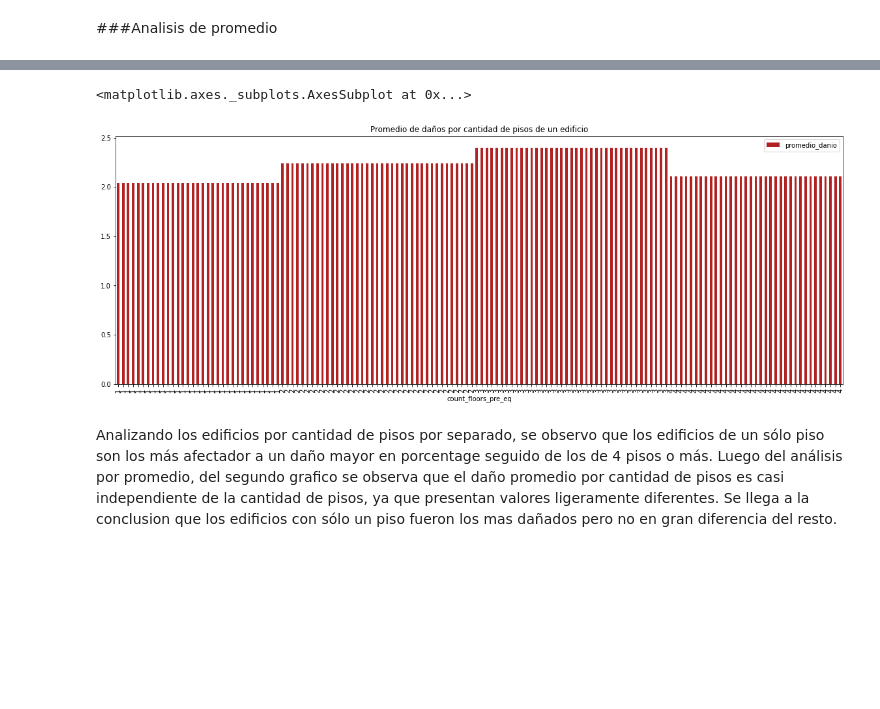
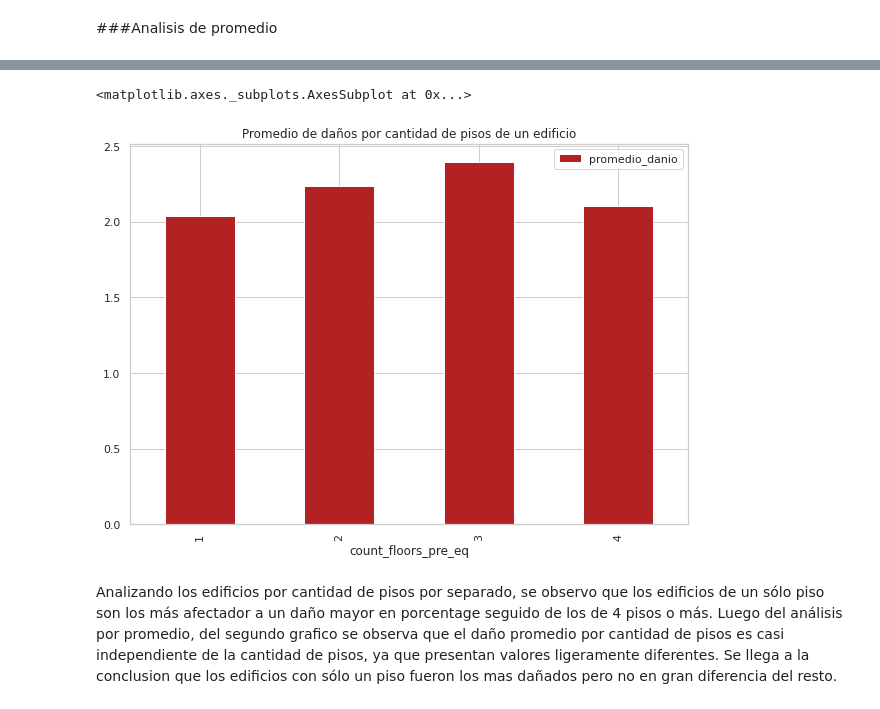
Before and after one commit to SBen-IV/TP-OrgaDeDatos, a Jupyter notebook: TP1/analisis_dimensiones_estructuras.ipynb, the cells around one changed output, grey strips where cells are left out. Drawn from its saved outputs; the diff is of its cells as text; code cells hidden in the pictures; blank space fills up the shorter version.

```diff
--- a/TP1/analisis_dimensiones_estructuras.ipynb
+++ b/TP1/analisis_dimensiones_estructuras.ipynb
@@ -33,6 +33,7 @@ import numpy as np
 import seaborn as sns
 import matplotlib.pyplot as plt
 %matplotlib inline
+sns.set(style="whitegrid")
 # %%
 id = '1xRTGPvaCuxk6DSGAQgU0tu9dXscvnIc3'
 downloaded = drive.CreateFile({'id': id})
@@ -235,8 +237,8 @@ array([<matplotlib.axes._subplots.AxesSubplot object at 0x...>],
 # %%
-pisosDF.loc[:,['promedio_danio']].plot(kind= 'bar', figsize= (20, 7), title= "Promedio de daños por cantidad de pisos de un edificio", color= 'firebrick')
+pisosDF.loc[:,['promedio_danio']].plot(kind= 'bar', figsize= (10, 7), title= "Promedio de daños por cantidad de pisos de un edificio", color= 'firebrick')
 # %% [output]
 <matplotlib.axes._subplots.AxesSubplot at 0x...>
-[figure, old version]
+[figure, new version]
 # %% [markdown]
 Analizando los edificios por cantidad de pisos por separado, se observo que los edificios de un sólo piso son los más afectador a un daño mayor en porcentage seguido de los de 4 pisos o más.
 Luego del análisis por promedio, del segundo grafico se observa que el daño promedio por cantidad de pisos es casi independiente de la cantidad de pisos, ya que presentan valores ligeramente diferentes. Se llega a la conclusion que los edificios con sólo un piso fueron los mas dañados pero no en gran diferencia del resto.
```
Also changed, not shown: parts of 60 cells of this notebook.
